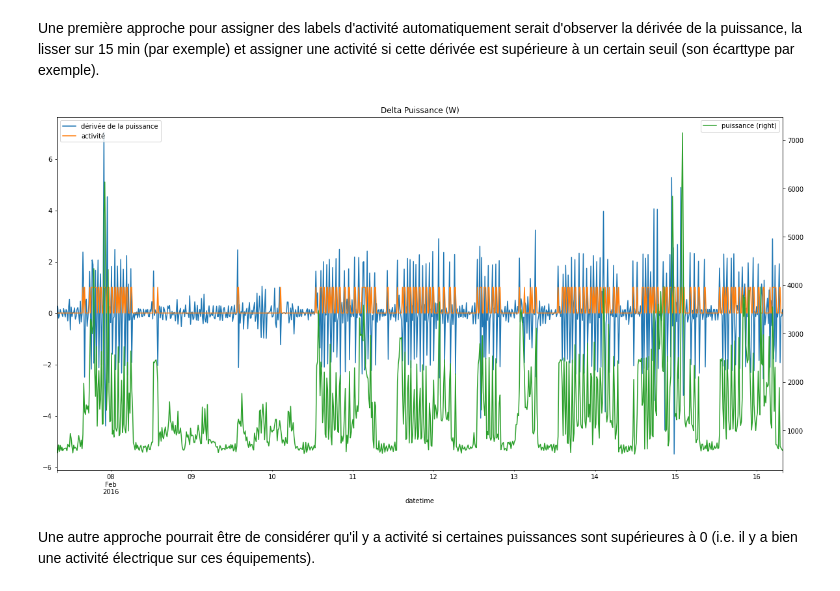
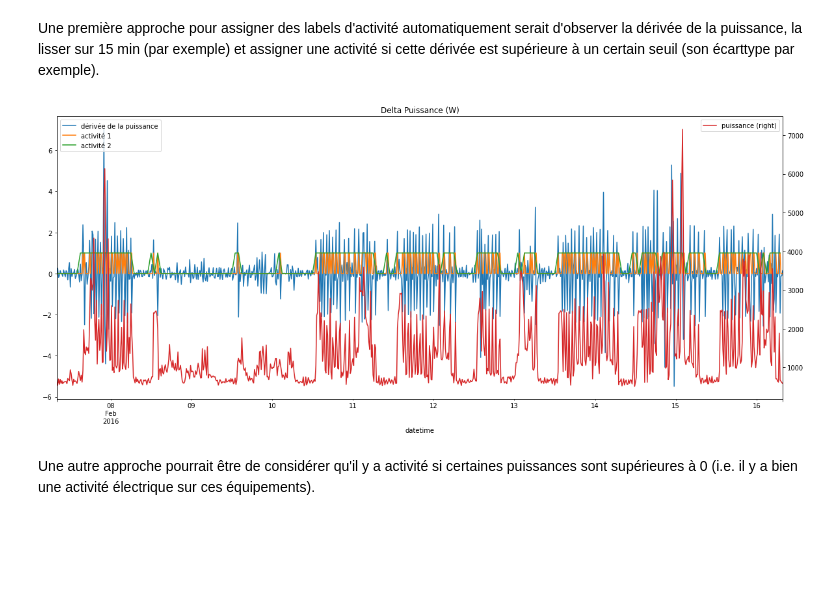
Before and after one commit to hugo-mi/Activity_Detection_From_Electrical_Consumption_Load_Curves, a Jupyter notebook: Exploratory Data Analysis/data_powers.ipynb, the cells around one changed output. Drawn from its saved outputs; the diff is of its cells as text; code cells hidden in the pictures; blank space fills up the shorter version.

```diff
--- a/Exploratory Data Analysis/data_powers.ipynb
+++ b/Exploratory Data Analysis/data_powers.ipynb
@@ -98,15 +98,17 @@ sns.heatmap(house1_power_blk1[h1_labels['group'].unique()].corr(), annot=True, f
 # %% [markdown]
 Une première approche pour assigner des labels d'activité automatiquement serait d'observer la dérivée de la puissance, la lisser sur 15 min (par exemple) et assigner une activité si cette dérivée est supérieure à un certain seuil (son écarttype par exemple).
 # %%
-fig, ax = plt.subplots(1, 1, figsize=(12,8))
+fig, ax = plt.subplots(1, 1, figsize=(20,8))
 house1_power_blk1_diff = house1_power_blk1['mains'].diff().resample(rule='0.25H').mean().interpolate(method='linear')
+
 house1_power_blk1_diff.plot(title='Delta Puissance (W)', label='dérivée de la puissance', ax=ax);
-(house1_power_blk1_diff.abs() > house1_power_blk1_diff.std()).apply(lambda x: int(x)).plot(figsize=(20,10), label='activité', ax=ax);
-axr = house1_power_blk1['mains'].resample(rule='0.25H').mean().interpolate(method='linear').plot(figsize=(20,10), secondary_y=True, label='puissance', ax=ax);
+((house1_power_blk1_diff.abs() > house1_power_blk1_diff.std())*1).plot(label='activité 1', ax=ax);
+((((house1_power_blk1_diff.abs() > house1_power_blk1_diff.std())*1).resample(rule='1H').mean() > 0.01)*1).plot(label='activité 2', ax=ax);
+axr = house1_power_blk1['mains'].resample(rule='0.25H').mean().interpolate(method='linear').plot(secondary_y=True, label='puissance', ax=ax);
 
 ax.legend(loc='upper left');
 axr.legend(loc='upper right');
 # %% [output]
-[figure, old version]
+[figure, new version]
 # %% [markdown]
 Une autre approche pourrait être de considérer qu'il y a activité si certaines puissances sont supérieures à 0 (i.e. il y a bien une activité électrique sur ces équipements).
```
Also changed, not shown: parts of 5 cells of this notebook.
